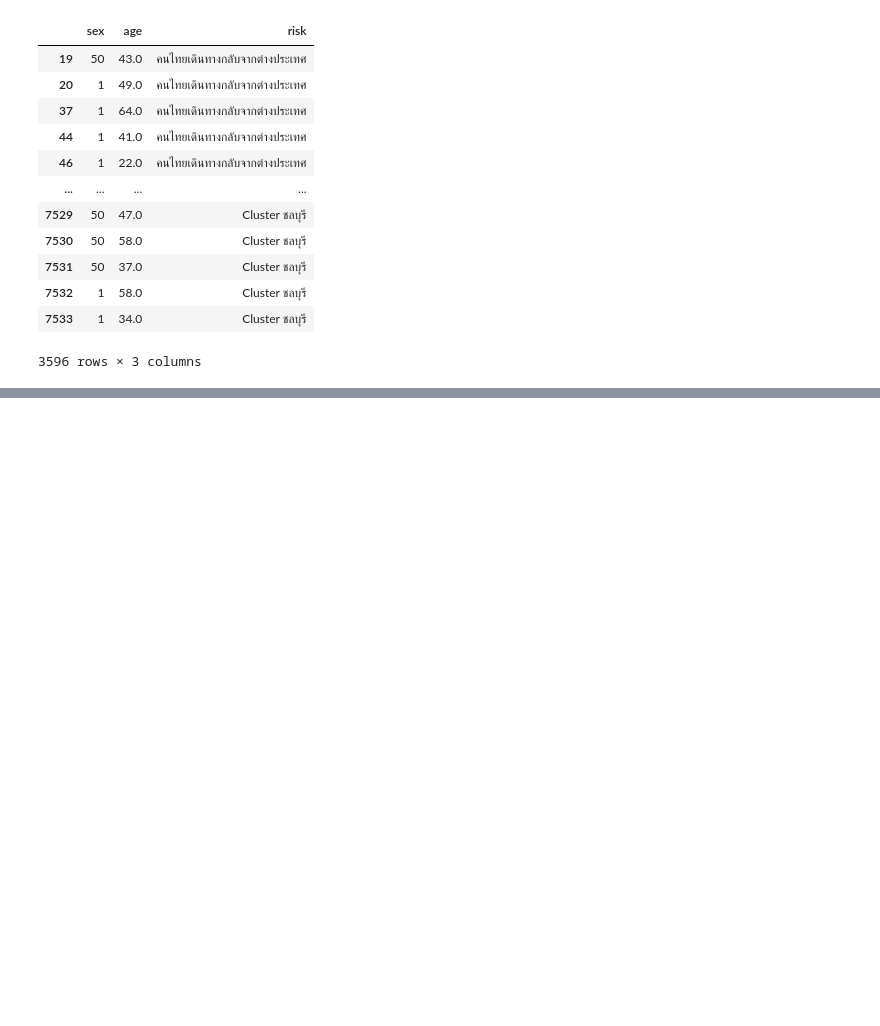
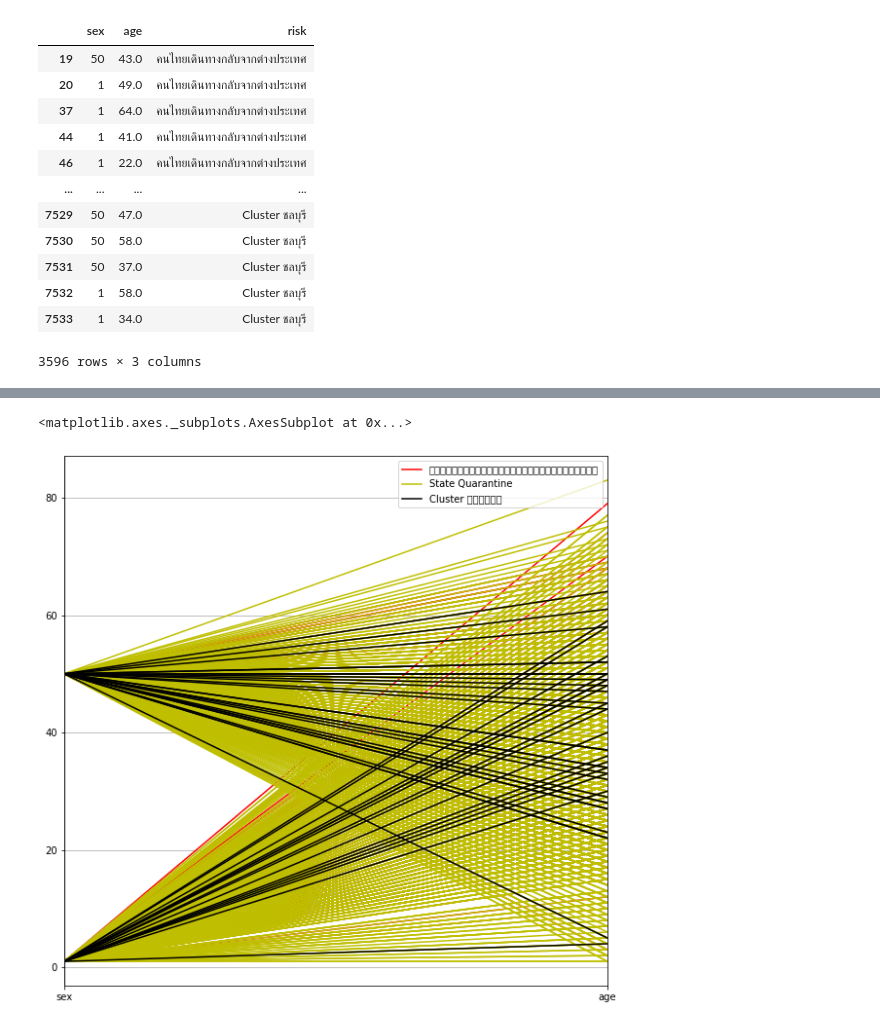
Before and after one commit to SuwareeThammakoonsate/data_viz_2022, a Jupyter notebook: DataViz01_Table_Data.ipynb, the cells around one changed output, grey strips where cells are left out. Drawn from its saved outputs; the diff is of its cells as text; code cells hidden in the pictures; blank space fills up the shorter version.

```diff
--- a/DataViz01_Table_Data.ipynb
+++ b/DataViz01_Table_Data.ipynb
@@ -343,0 +361,5 @@ data_jj2 #แสดง data_jj2
+# %%
+pd.plotting.parallel_coordinates(data_jj2, 'risk', color=['r','y','k'])
+# %% [output]
+<matplotlib.axes._subplots.AxesSubplot at 0x...>
+[figure, added]
```
Also changed, not shown: parts of 2 cells of this notebook.
